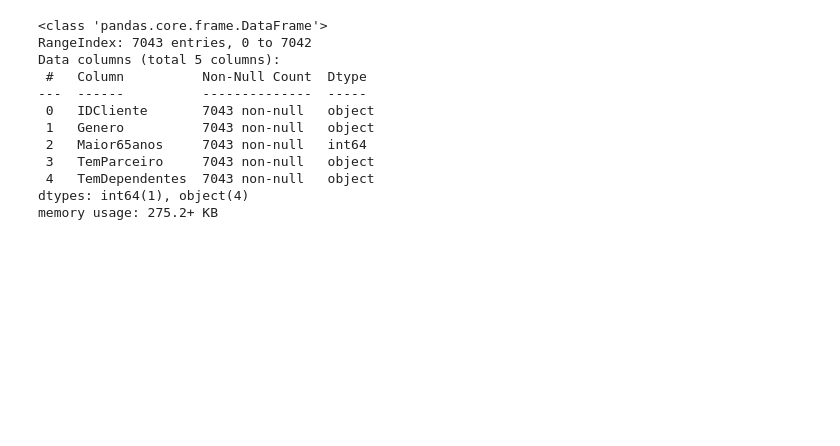
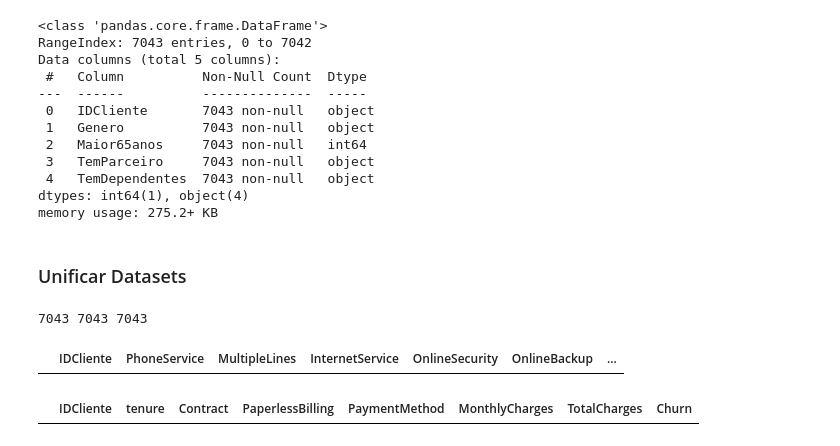
Before and after one commit to mgckaled/ignite-devia-introduction, a Jupyter notebook: ead_churn.ipynb, the cells around one changed output. Drawn from its saved outputs; the diff is of its cells as text; code cells hidden in the pictures; blank space fills up the shorter version.

```diff
--- a/ead_churn.ipynb
+++ b/ead_churn.ipynb
@@ -160,3 +162,22 @@ Data columns (total 5 columns):
  4   TemDependentes  7043 non-null   object
 dtypes: int64(1), object(4)
 memory usage: 275.2+ KB
+# %% [markdown]
+### Unificar Datasets
+# %%
+# contar quantidade de registros por DataFrame - compararação entre Dataframes
+print(len(df_customers), len(df_contracts), len(df_services))
+# %% [output]
+7043 7043 7043
+# %%
+# renomear coluna com 'inplace'
+df_services.rename(columns={'customerID': 'IDCliente'}, inplace=True)
+df_services.head(0)
+# %% [output]
+|  | IDCliente | PhoneService | MultipleLines | InternetService | OnlineSecurity | OnlineBackup | ... |
+# %%
+# renomear coluna com 'inplace'
+df_contracts.rename(columns={'customerID': 'IDCliente'}, inplace=True)
+df_contracts.head(0)
+# %% [output]
+|  | IDCliente | tenure | Contract | PaperlessBilling | PaymentMethod | MonthlyCharges | TotalCharges | Churn |
```
Also changed, not shown: parts of 8 cells of this notebook.
